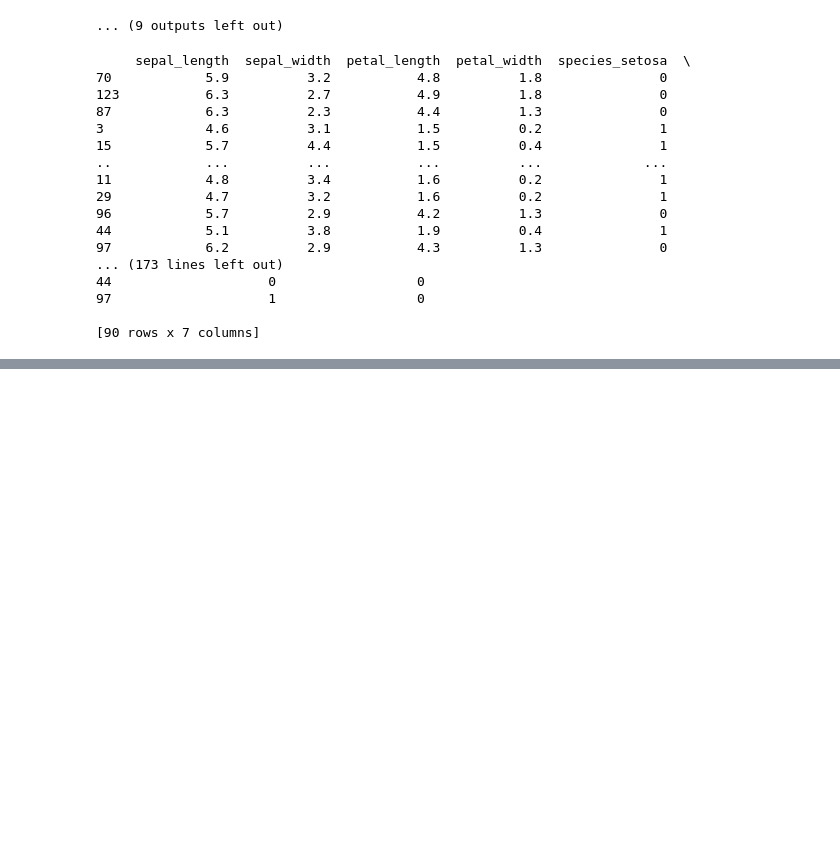
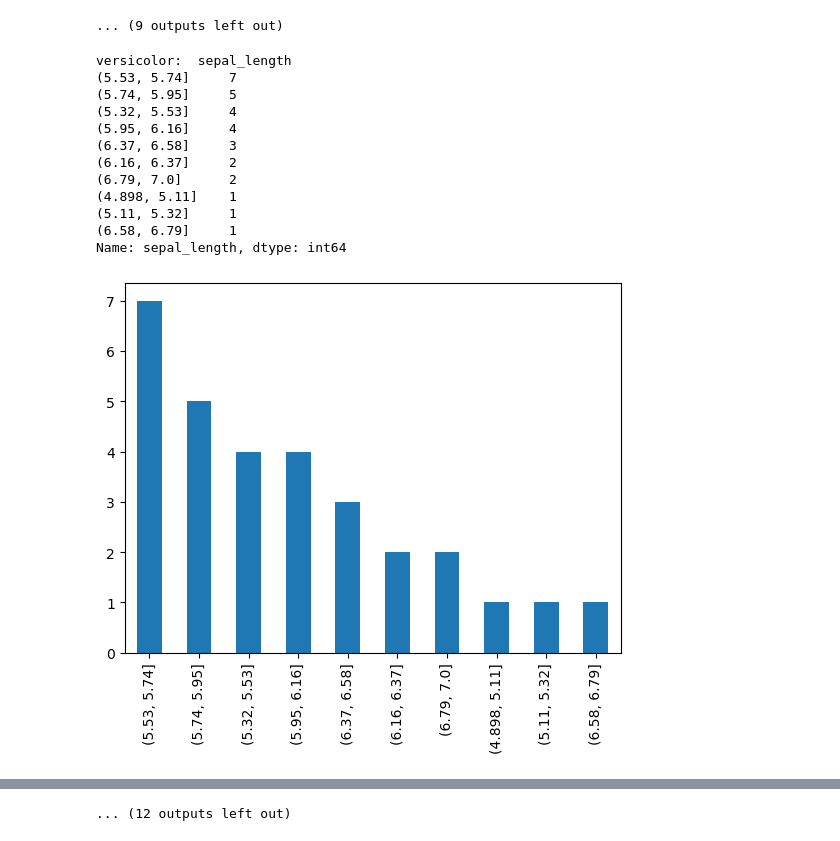
Before and after one commit to Divante222/classification_exercises, a Jupyter notebook: classification_exercises.ipynb, the cells around one changed output, grey strips where cells are left out. Saved outputs shown, nothing was run; the diff lists cells and outputs as text; code cells hidden in the pictures; blank space fills up the shorter version.

```diff
--- a/classification_exercises.ipynb
+++ b/classification_exercises.ipynb
@@ -393,42 +402,75 @@ max       2.500000
 Name: petal_width, dtype: float64
 ... (9 outputs left out)
 # %%
-
+# For each species (categorical variable): create a
+# frequency table and a bar plot of those frequencies.
 
 
 
 
 the_list = train.select_dtypes(exclude = 'object').columns
 
-train[
+versicolor = train[train.species == 'versicolor']
+versicolor = versicolor.drop(columns = ['species_virginica', 'species_versicolor', 'species_setosa'])
 
-]
+
+virginica = train[train.species == 'virginica']
+virginica = virginica.drop(columns = ['species_virginica', 'species_versicolor', 'species_setosa'])
+
+
+setosa = train[train.species == 'setosa']
+setosa = setosa.drop(columns = ['species_virginica', 'species_versicolor', 'species_setosa'])
+
+
+# for i in range(len(the_list)):
+#     versicolor_data = pd.cut(versicolor, 5)
+
+the_list = versicolor.select_dtypes(exclude = 'object').columns
 
 for i in range(len(the_list)):
+    print('versicolor: ', the_list[i])
+    versicolor_data = pd.cut(versicolor[the_list[i]], 10)
 
-    print(train[the_list])
+    print(versicolor_data.value_counts())
+    the_data = versicolor_data.value_counts()
+    the_data.plot.bar()
+    plt.show()
+    print('\n')
 
 
+the_list = virginica.select_dtypes(exclude = 'object').columns
+for i in range(len(the_list)):
+    print('virginica: ', the_list[i])
+    virginica_data = pd.cut(virginica[the_list[i]], 10)
+
+    print(virginica_data.value_counts())
+    the_data = virginica_data.value_counts()
+    the_data.plot.bar()
+    plt.show()
+    print('\n')
 
 
+the_list = setosa.select_dtypes(exclude = 'object').columns
+for i in range(len(the_list)):
+    print('setosa: ', the_list[i])
+    setosa_data = pd.cut(setosa[the_list[i]], 10)
 
-#     the_data = pd.cut(train[the_list[i]], 10)
-#     print(the_data.value_counts().sort_values())
+    print(setosa_data.value_counts())
+    the_data = setosa_data.value_counts()
+    the_data.plot.bar()
+    plt.show()
+    print('\n')
 # %% [output]
-     sepal_length  sepal_width  petal_length  petal_width  species_setosa  \
-70            5.9          3.2           4.8          1.8               0
-123           6.3          2.7           4.9          1.8               0
-87            6.3          2.3           4.4          1.3               0
-3             4.6          3.1           1.5          0.2               1
-15            5.7          4.4           1.5          0.4               1
-..            ...          ...           ...          ...             ...
-11            4.8          3.4           1.6          0.2               1
-29            4.7          3.2           1.6          0.2               1
-96            5.7          2.9           4.2          1.3               0
-44            5.1          3.8           1.9          0.4               1
-97            6.2          2.9           4.3          1.3               0
-... (173 lines left out)
-44                    0                  0
-97                    1                  0
-
-[90 rows x 7 columns]
+versicolor:  sepal_length
+(5.53, 5.74]     7
+(5.74, 5.95]     5
+(5.32, 5.53]     4
+(5.95, 6.16]     4
+(6.37, 6.58]     3
+(6.16, 6.37]     2
+(6.79, 7.0]      2
+(4.898, 5.11]    1
+(5.11, 5.32]     1
+(6.58, 6.79]     1
+Name: sepal_length, dtype: int64
+[figure, added]
@@ -435 +542,2 @@ for i in range(len(the_list)):
+... (12 outputs left out)
 # %%
```
Also changed, not shown: parts of 6 cells of this notebook.
